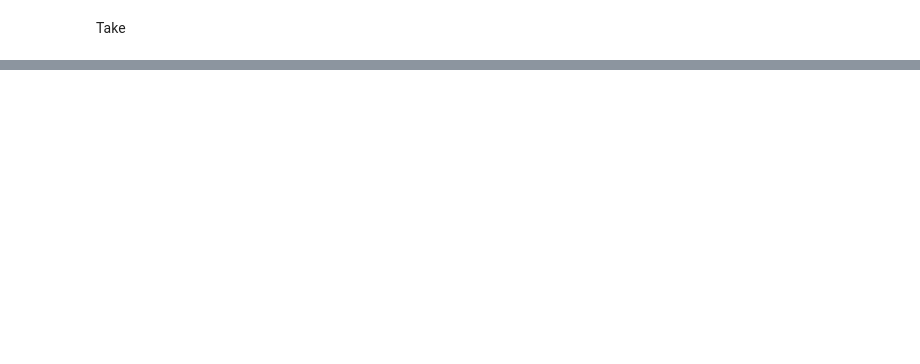
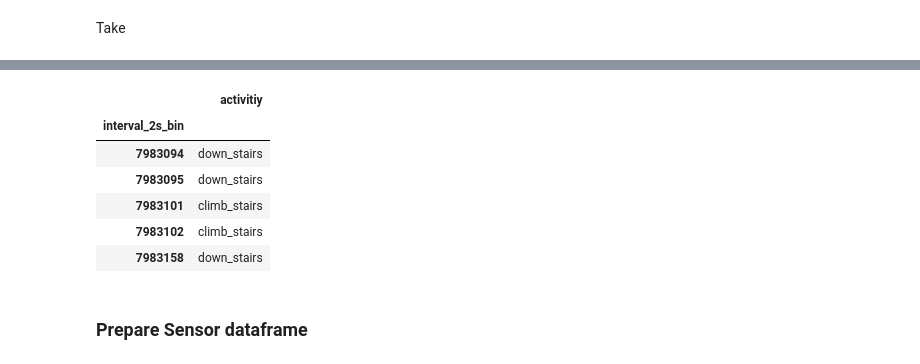
Before and after one commit to koka-koala/fallguys, a Jupyter notebook: notebooks/jin_intro.ipynb, the cells around one changed output, grey strips where cells are left out. Cells and saved outputs as stored; diff of their text form; code cells hidden in the pictures; blank space fills up the shorter version.

```diff
--- a/notebooks/jin_intro.ipynb
+++ b/notebooks/jin_intro.ipynb
@@ -301,0 +239,3 @@ fall_df
+# %%
+an_dict_clean = {"activitiy" : list_act, "start" : list_begin, "end" : list_end}
+an_df_clean = pd.DataFrame(an_dict_clean)
@@ -301,0 +263,18 @@ fall_df
+# %%
+an_df_clean["interval_2s_bin"] = an_df_clean["end"]//200000
+# %%
+an_df_clean = an_df_clean.drop(["start","end"],axis = 1)
+# %%
+an_df_clean = an_df_clean.groupby(['interval_2s_bin']).agg(lambda x:x.value_counts().index[0])
+# %%
+an_df_clean.head()
+# %% [output]
+|  | activitiy |
+| interval_2s_bin |  |
+| 7983094 | down_stairs |
+| 7983095 | down_stairs |
+| 7983101 | climb_stairs |
+| 7983102 | climb_stairs |
+| 7983158 | down_stairs |
+# %% [markdown]
+### Prepare Sensor dataframe
```
Also changed, not shown: parts of 57 cells of this notebook.
